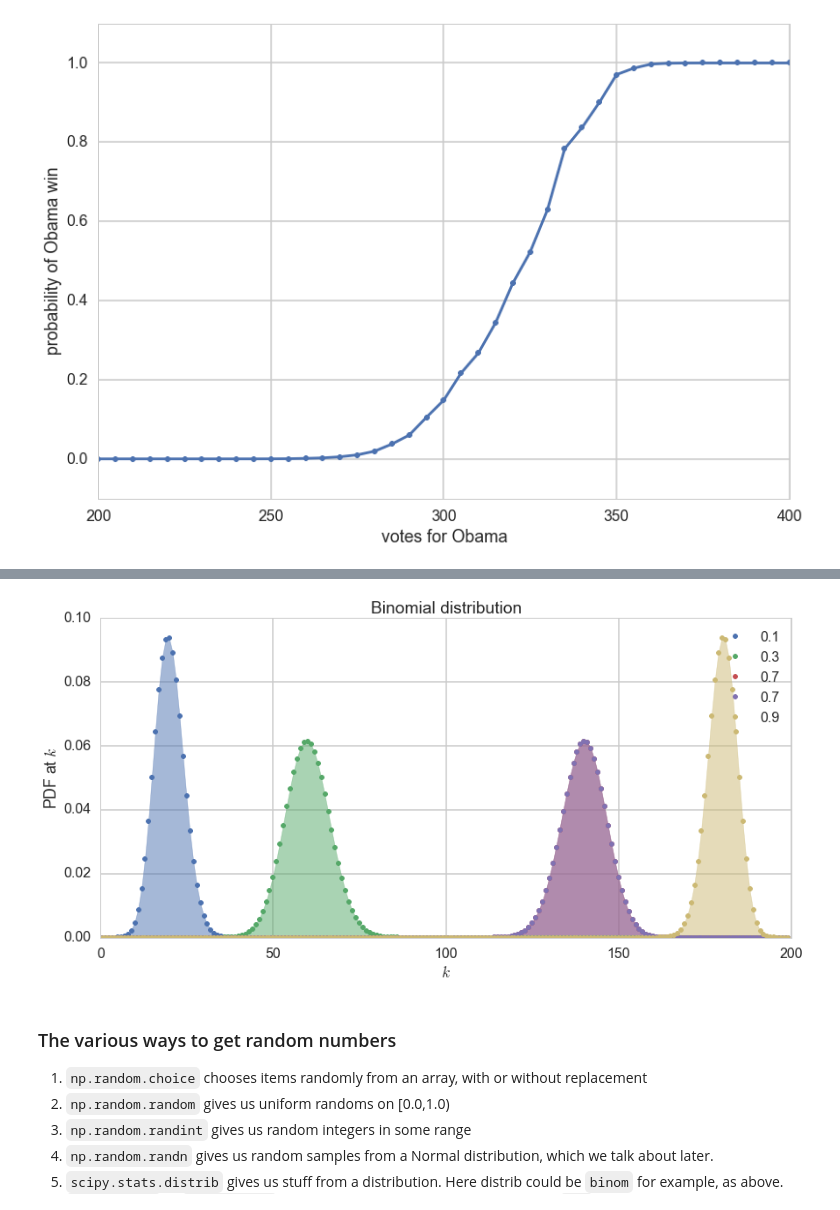
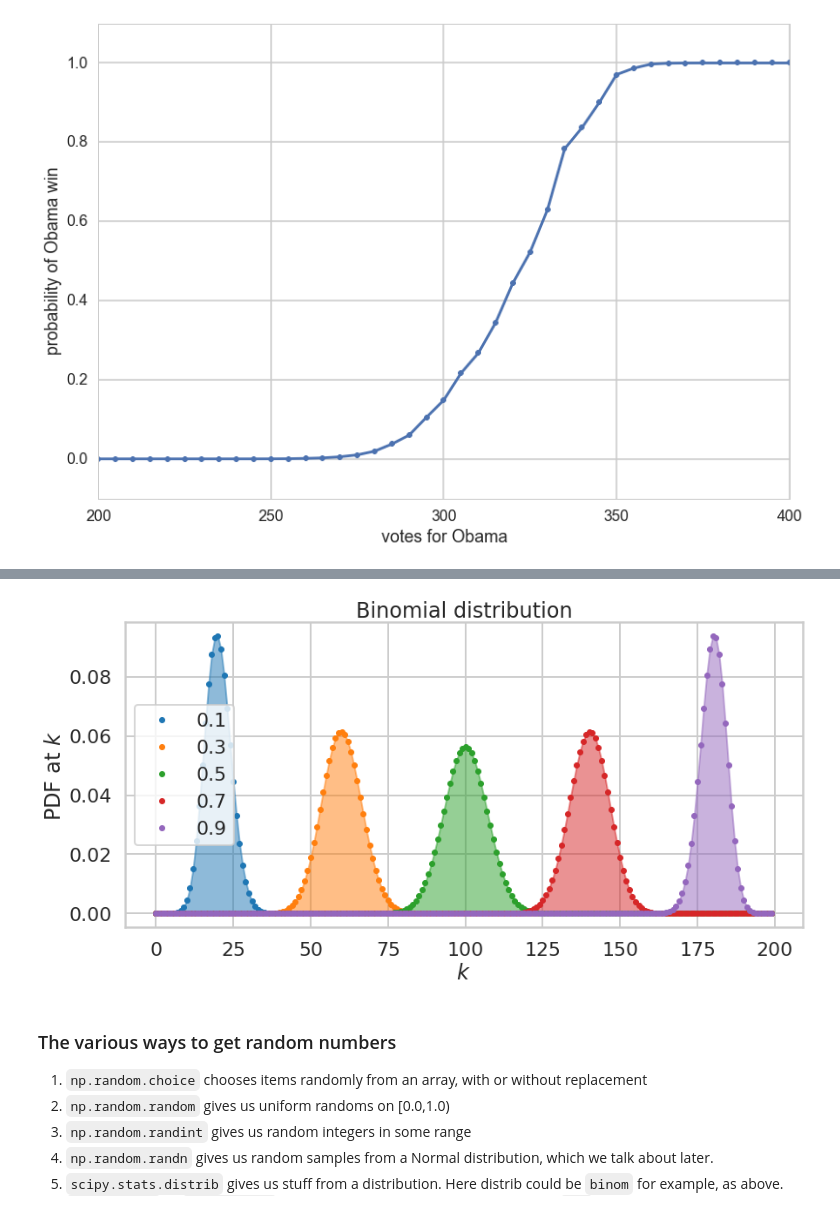
Before and after one commit to Zlisu/2015lab3, a Jupyter notebook: Lab3-probability.ipynb, the cells around one changed output, grey strips where cells are left out. Drawn from its saved outputs; the diff is of its cells as text; code cells hidden in the pictures.

```diff
--- a/Lab3-probability.ipynb
+++ b/Lab3-probability.ipynb
@@ -330,20 +330,22 @@ How did we obtain this? The $p^k(1-p)^{n-k}$ comes simply from multiplying the p
 
 We show the distribution below for 200 trials.
 # %%
+colors=sns.color_palette()
+
 from scipy.stats import binom
 plt.figure(figsize=(12,6))
 k = np.arange(0, 200)
-for p, color in zip([0.1, 0.3, 0.7, 0.7, 0.9], colors):
+for p, color in zip([0.1, 0.3, 0.5, 0.7, 0.9], colors):
     rv = binom(200, p)
     plt.plot(k, rv.pmf(k), '.', lw=2, color=color, label=p)
     plt.fill_between(k, rv.pmf(k), color=color, alpha=0.5)
 q=plt.legend()
 plt.title("Binomial distribution")
 plt.tight_layout()
 q=plt.ylabel("PDF at $k$")
 q=plt.xlabel("$k$")
 # %% [output]
-[figure, old version]
+[figure, new version]
 # %% [markdown]
 ### The various ways to get random numbers
 
```
Also changed, not shown: 1 other file.
